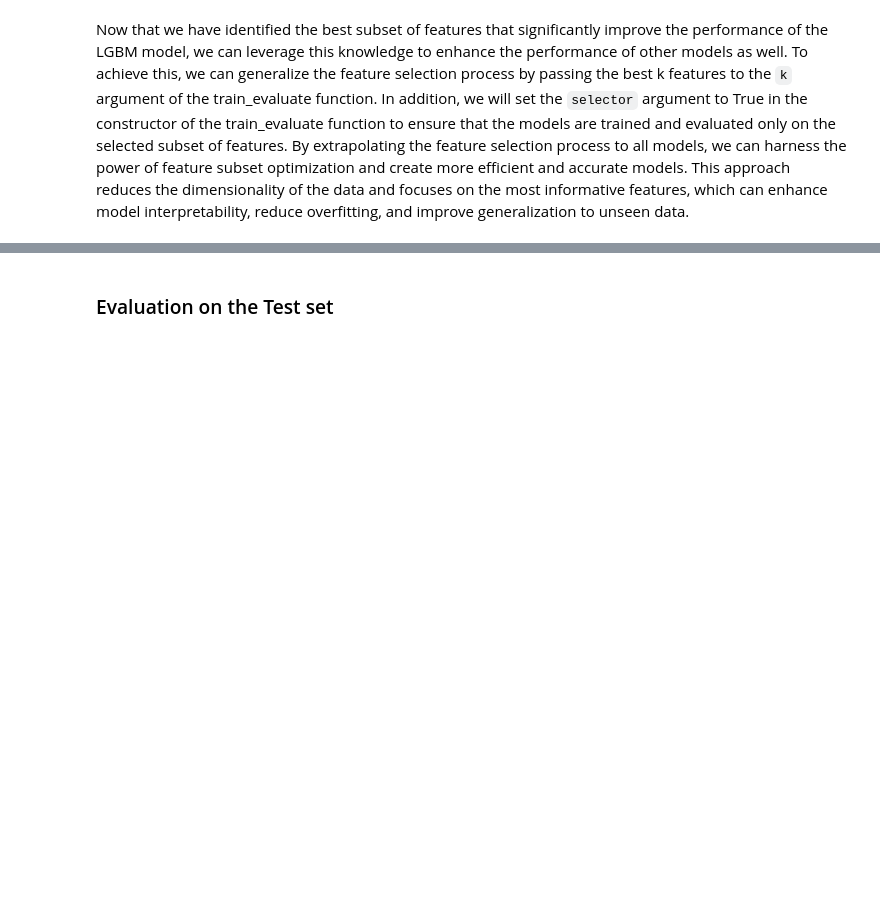
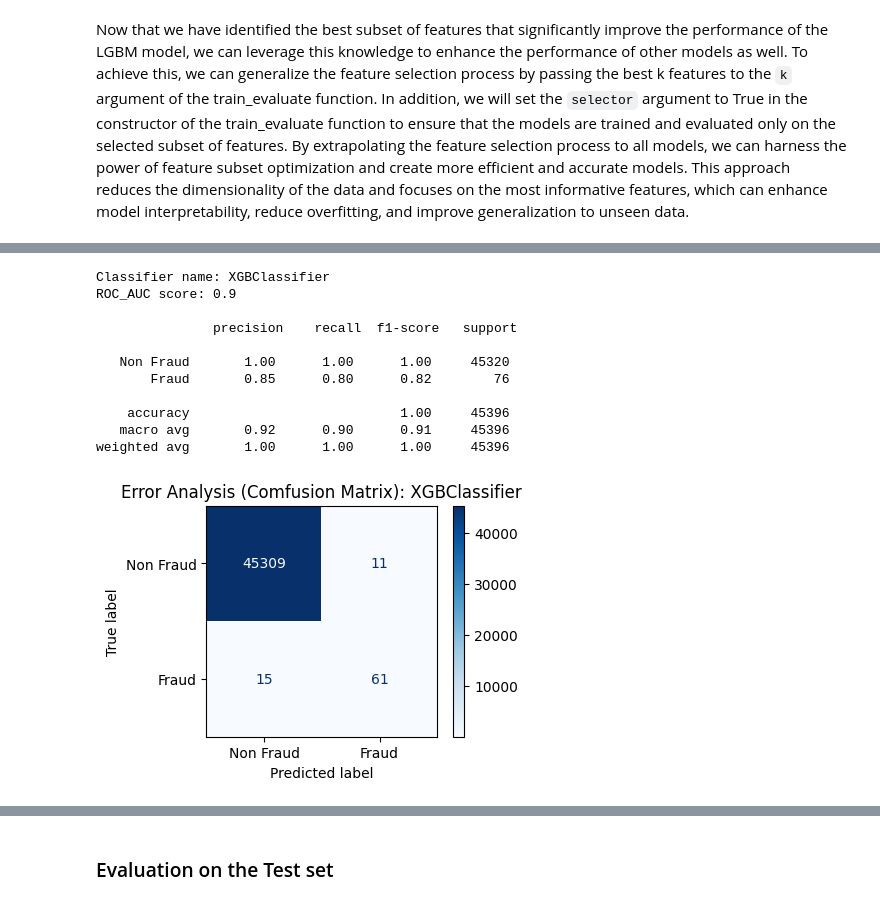
Before and after one commit to KevinChima/Credit-Card-Fraud, a Jupyter notebook: CreditCardFraud.ipynb, the cells around one changed output, grey strips where cells are left out. Saved outputs shown, nothing was run; the diff lists cells and outputs as text; code cells hidden in the pictures; blank space fills up the shorter version.

```diff
--- a/CreditCardFraud.ipynb
+++ b/CreditCardFraud.ipynb
@@ -1339,4 +1356,17 @@ LR, LR_thresh, LR_table = train_evaluate(dict(models[1:2]), over_sampling=SMOTE(
 # %%
 XGB, XGB_thresh, XGB_table = train_evaluate(dict(models[2:3]), over=True, cm=True, weight=True, labels=labels, class_report=True, thresh=True,
-                                            over_sampling=SMOTE(sampling_strategy=1, k_neighbors=6, random_state=42), selector=True, k=best_k)
+                                            over_sampling=SMOTE(sampling_strategy=.5, k_neighbors=6, random_state=42), selector=True, k=best_k)
+# %% [output]
+Classifier name: XGBClassifier
+ROC_AUC score: 0.9
+
+               precision    recall  f1-score   support
+
+   Non Fraud       1.00      1.00      1.00     45320
+       Fraud       0.85      0.80      0.82        76
+
+    accuracy                           1.00     45396
+   macro avg       0.92      0.90      0.91     45396
+weighted avg       1.00      1.00      1.00     45396
+[figure, added]
 # %%
```
Also changed, not shown: parts of 22 cells of this notebook, 1 other file.
